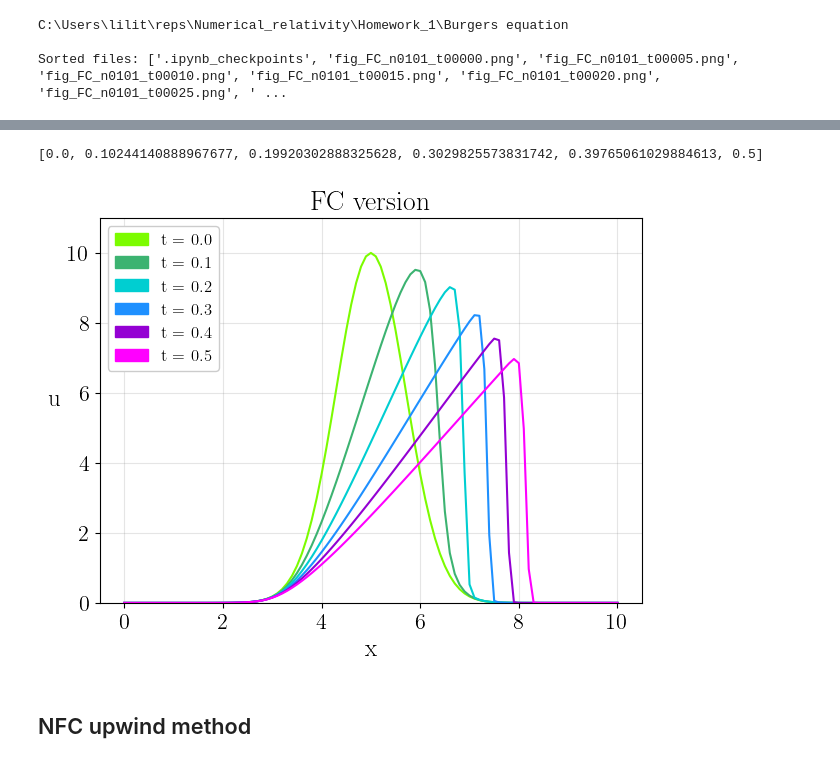
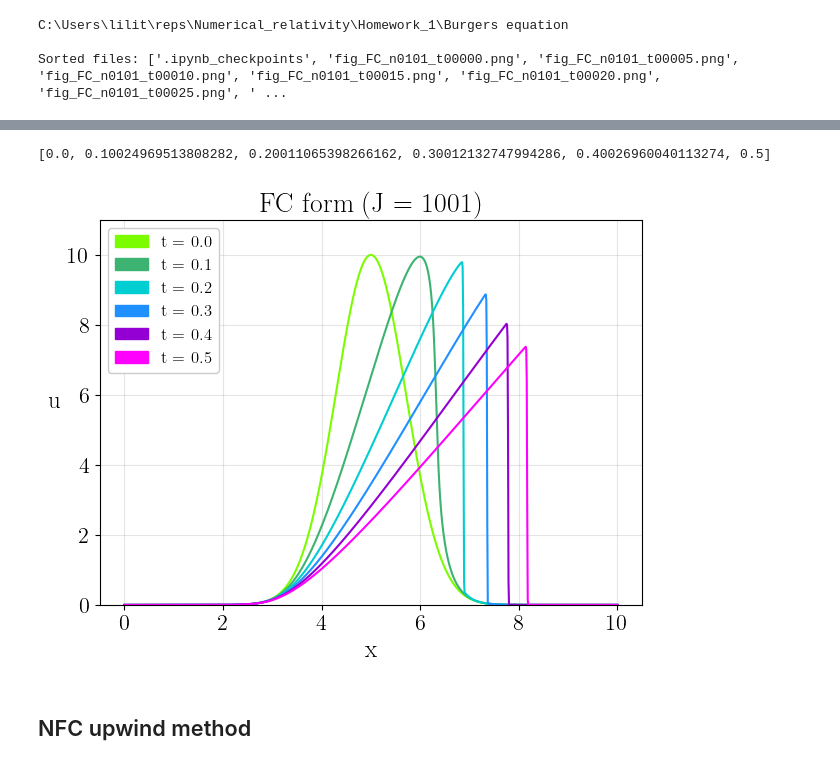
Before and after one commit to Alice-Palladino/Numerical_relativity, a Jupyter notebook: Homework_1/Burgers equation/Burgers equation.ipynb, the cells around one changed output, grey strips where cells are left out. Saved outputs shown, nothing was run; the diff lists cells and outputs as text; code cells hidden in the pictures.

```diff
--- a/Homework_1/Burgers equation/Burgers equation.ipynb
+++ b/Homework_1/Burgers equation/Burgers equation.ipynb
@@ -25,7 +25,7 @@ plt.rcParams.update({
 # %%
 # Define the domain
 L = 10.0     # Domain length
-nx = 101    # Number of grid points
+nx = 1001    # Number of grid points
 dx = L/(nx-1)   # Grid spacing
 x = np.linspace(0, L, nx)
 
@@ -245,7 +245,7 @@ print(selected_times)
 # for t in selected_times:
 #     print(round(t, 1))
 # %% [output]
-[0.0, 0.10244140888967677, 0.19920302888325628, 0.3029825573831742, 0.39765061029884613, 0.5]
+[0.0, 0.10024969513808282, 0.20011065398266162, 0.30012132747994286, 0.40026960040113274, 0.5]
 # %%
 # Run the for cycle again saving the times of interest
 u_current = u_initial.copy()
@@ -281,35 +281,35 @@ while t < t_final:
     u_current = u_next.copy()
 
     #advance the time
     t += dt
     i += 1
 
     #plot the result if it's one of the times we chose before
 
     if (t in selected_times):
 
         #plt.plot(x, u_current, c=colors[j], label='t = %.1f' % t)
         plt.plot(x, u_current, color = colors[j])
         legend_patches.append(Patch(color=colors[j], label='t = %.1f' % t))
         j += 1
 
 
-plt.title('FC version', fontsize = 20)
+plt.title('FC form (J = %i)' % nx, fontsize = 20)
 plt.ylim(0,11)
 plt.xlabel('x', fontsize = 18)
 plt.ylabel('u', rotation = 0, labelpad = 10, fontsize = 18)
 plt.xticks(fontsize = 16)
 plt.yticks(fontsize = 16)
 plt.grid(alpha = 0.2, c = 'grey')
 plt.legend(handles=legend_patches, loc='upper left', fontsize = 12, framealpha = 1)
 
 n_str = f"{nx:04d}"
 figname = f"./images_FC/progression_FC_n{n_str}.png"
 plt.savefig(figname, dpi=200, bbox_inches='tight')
 plt.show()
 plt.close()
 # %% [output]
-[figure, old version]
+[figure, new version]
 # %% [markdown]
 ## NFC upwind method
 # %%
```
Also changed, not shown: parts of 4 cells of this notebook, 8 other files.
